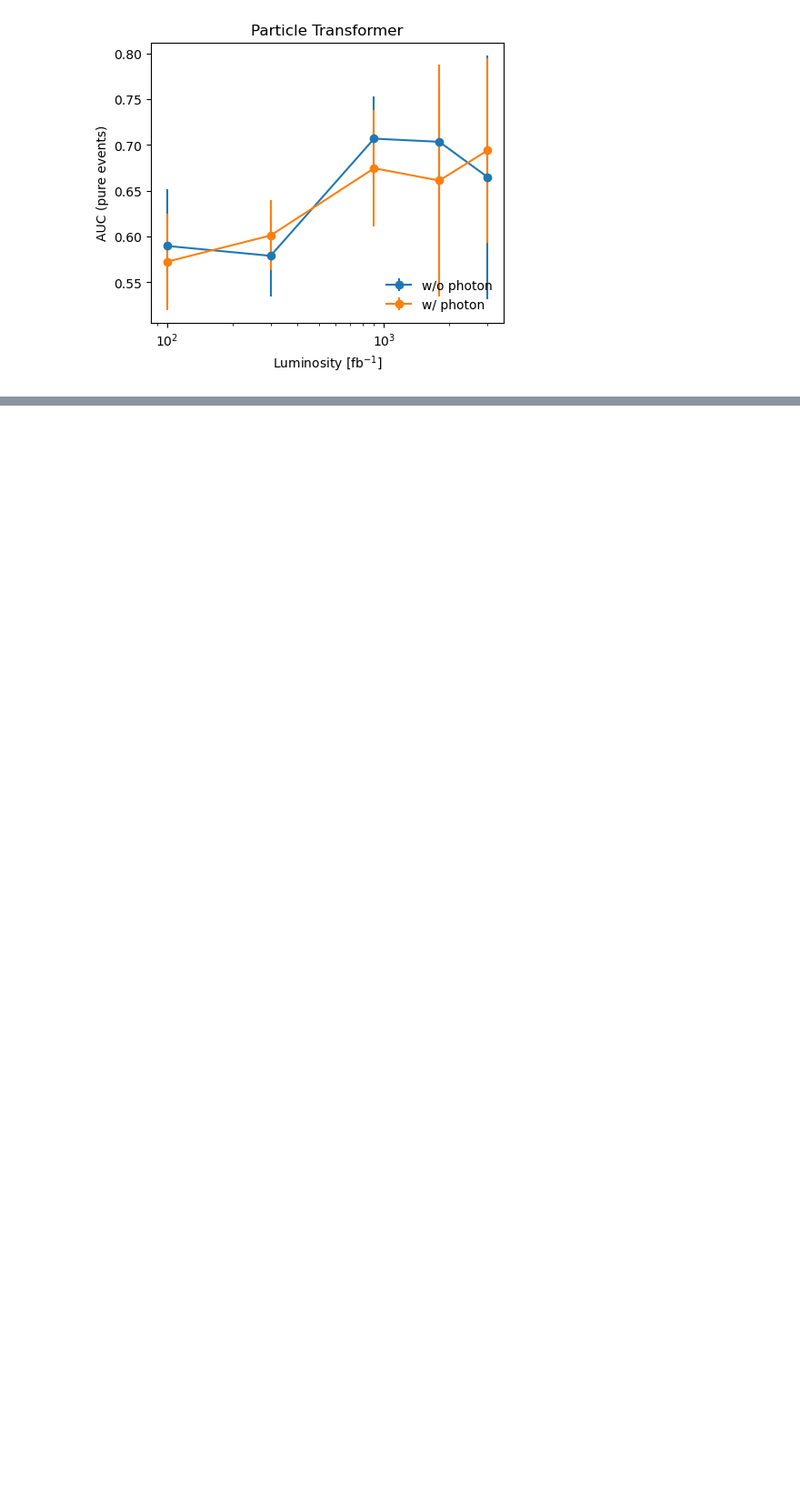
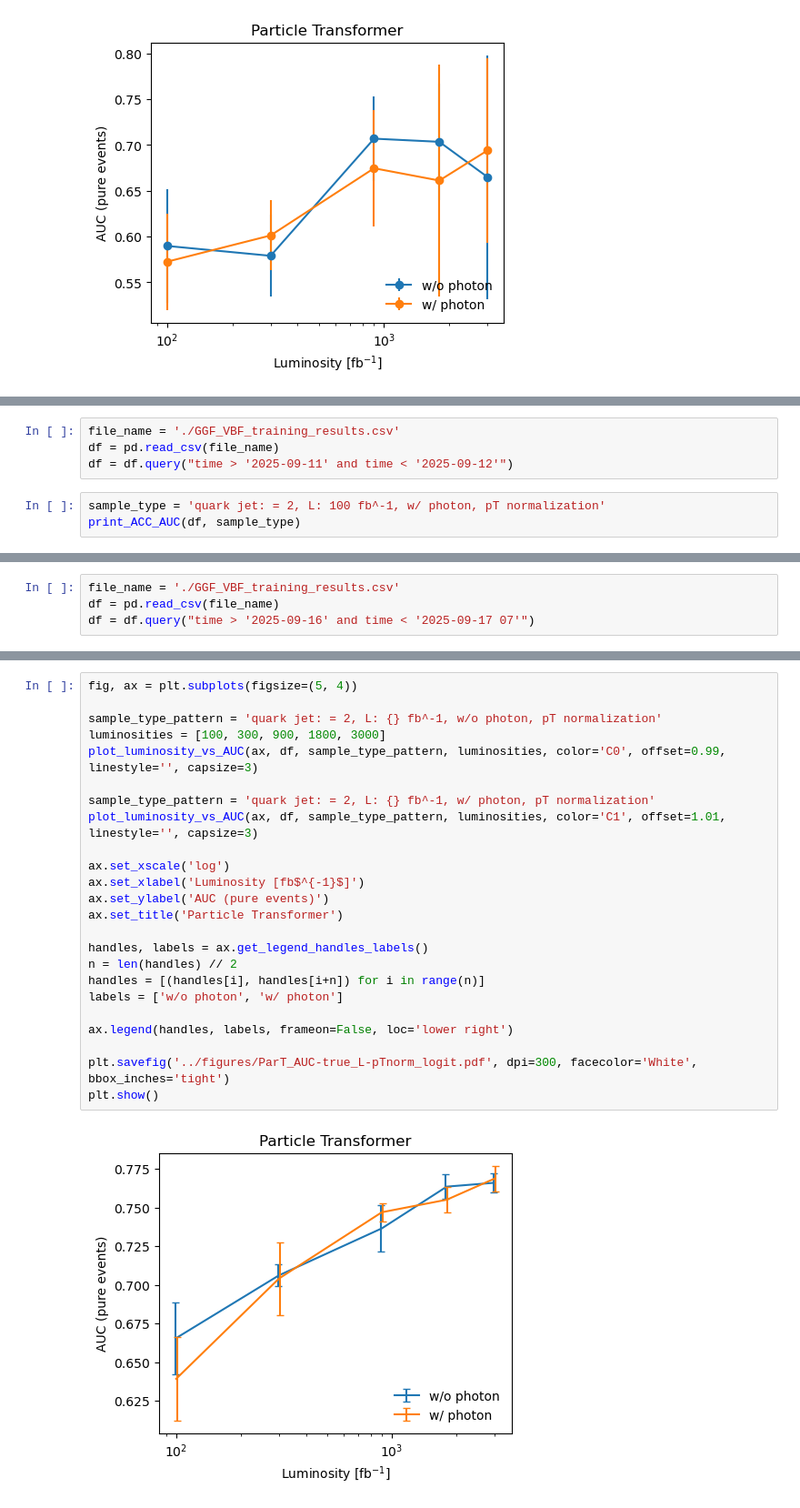
Before and after one commit to r10222035/higgs_production, a Jupyter notebook: Particle_transformer/read_training_results.ipynb, the cells around one changed output, grey strips where cells are left out. Shown at 91% size. Cells and saved outputs as stored; diff of their text form; blank space fills up the shorter version.

Commit message:
Code: Fix the logit output issue of ParT

```diff
--- a/Particle_transformer/read_training_results.ipynb
+++ b/Particle_transformer/read_training_results.ipynb
@@ -554,0 +573,7 @@ plt.show()
+# %%
+file_name = './GGF_VBF_training_results.csv'
+df = pd.read_csv(file_name)
+df = df.query("time > '2025-09-11' and time < '2025-09-12'")
+# %%
+sample_type = 'quark jet: = 2, L: 100 fb^-1, w/ photon, pT normalization'
+print_ACC_AUC(df, sample_type)
@@ -554,0 +615,4 @@ plt.show()
+# %%
+file_name = './GGF_VBF_training_results.csv'
+df = pd.read_csv(file_name)
+df = df.query("time > '2025-09-16' and time < '2025-09-17 07'")
@@ -554,0 +693,26 @@ plt.show()
+# %%
+fig, ax = plt.subplots(figsize=(5, 4))
+
+sample_type_pattern = 'quark jet: = 2, L: {} fb^-1, w/o photon, pT normalization'
+luminosities = [100, 300, 900, 1800, 3000]
+plot_luminosity_vs_AUC(ax, df, sample_type_pattern, luminosities, color='C0', offset=0.99, linestyle='', capsize=3)
+
+sample_type_pattern = 'quark jet: = 2, L: {} fb^-1, w/ photon, pT normalization'
+plot_luminosity_vs_AUC(ax, df, sample_type_pattern, luminosities, color='C1', offset=1.01, linestyle='', capsize=3)
+
+ax.set_xscale('log')
+ax.set_xlabel('Luminosity [fb$^{-1}$]')
+ax.set_ylabel('AUC (pure events)')
+ax.set_title('Particle Transformer')
+
+handles, labels = ax.get_legend_handles_labels()
+n = len(handles) // 2
+handles = [(handles[i], handles[i+n]) for i in range(n)]
+labels = ['w/o photon', 'w/ photon']
+
+ax.legend(handles, labels, frameon=False, loc='lower right')
+
+plt.savefig('../figures/ParT_AUC-true_L-pTnorm_logit.pdf', dpi=300, facecolor='White', bbox_inches='tight')
+plt.show()
+# %% [output]
+[figure, added]
```
Also changed, not shown: parts of 9 cells of this notebook, 6 other files.
